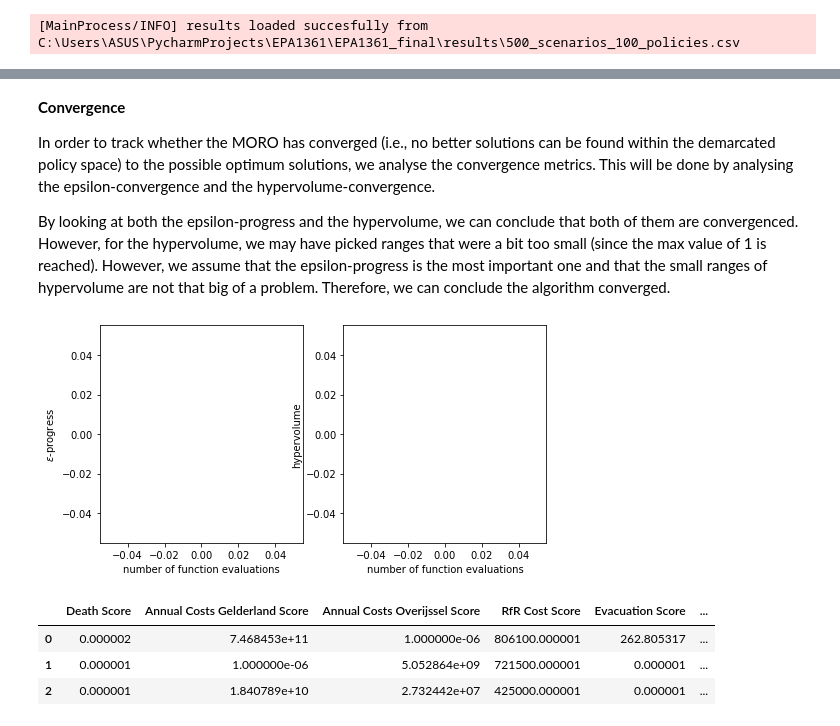
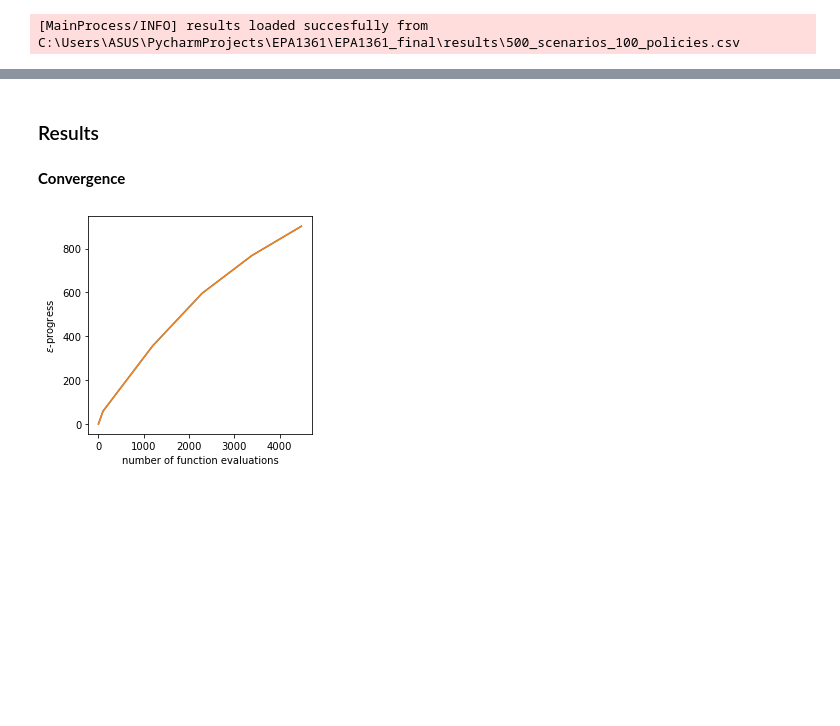
Before and after one commit to mihel93/EPA1361_final, a Jupyter notebook: 4_MORO.ipynb, the cells around one changed output, grey strips where cells are left out. Cells and saved outputs as stored; diff of their text form; code cells hidden in the pictures; blank space fills up the shorter version.

```diff
--- a/4_MORO.ipynb
+++ b/4_MORO.ipynb
@@ -293,19 +137,24 @@ For the epsilon values, high values have been chosen. Since the signal-to-noise
 # %%
-#Performing MORO: specifying the scenarios, the convergence metrics, the number of function evaluations and performing the robust_optimize function.
+#Performing MORO: specifying the scenarios, the convergence metrics,
+# the number of function evaluations and performing the robust_optimize function.
 n_scenarios = 20
 scenarios = sample_uncertainties(dike_model, n_scenarios)
 
-convergence = [HyperVolume(minimum=[min_deaths, min_evac, min_rfr, min_annual_Gelderland, min_annual_Overijssel],
-                           maximum=[max_deaths, max_evac, max_rfr, max_annual_Gelderland, max_annual_Overijssel]),
+convergence = [HyperVolume(minimum=[0,0,0,0,0],
+                           maximum=[death_25, annual_dmg_25, dike_25,rfr_25,evac_25 ]),
                EpsilonProgress()]
 
-nfe = int(100)
+nfe = int(5000) # that is too low value, probably more like 50 0000
 
-with MultiprocessingEvaluator(dike_model) as evaluator:
-    archive, convergence = evaluator.robust_optimize(robustness_functions, scenarios,
-                                               nfe=nfe, convergence=convergence,
-                                               epsilons=[0.01,]*len(dike_model.outcomes),
-                                                    constraint=constraints)
-with open('results/MORORun2.pkl', 'wb') as file_pi:
-    pickle.dump((archive, convergence), file_pi)
+# with MultiprocessingEvaluator(dike_model) as evaluator:
+#     archive, convergence = evaluator.robust_optimize(robustnes_functions, scenarios,
+#                                                nfe=nfe, convergence=convergence,
+#                                                epsilons=[0.01]*len[robustnes_functions] # should not be
+#                                                     )
+# with open('results/MORORun.pkl', 'wb') as file_pi:
+#     pickle.dump((archive, convergence), file_pi)
+
+archive, convergence = pickle.load(open('results/MORORun.pkl', 'rb'))
+
+archive
 # %% [output]
@@ -318,4 +173,0 @@ The MORO run found 6 optimal solutions (policies) based on the boundaries and ro
-# %%
-archive, convergence = pickle.load(open('results/MORORun2.pkl', 'rb'))
-
-archive
@@ -328,33 +174,19 @@ archive
-# %% [markdown]
-**Convergence**
-
-In order to track whether the MORO has converged (i.e., no better solutions can be found within the demarcated policy space) to the possible optimum solutions, we analyse the convergence metrics. This will be done by analysing the epsilon-convergence and the hypervolume-convergence.
-
-By looking at both the epsilon-progress and the hypervolume, we can conclude that both of them are convergenced. However, for the hypervolume, we may have picked ranges that were a bit too small (since the max value of 1 is reached). However, we assume that the epsilon-progress is the most important one and that the small ranges of hypervolume are not that big of a problem. Therefore, we can conclude the algorithm converged.
+# %% [markdown]
+### Results ###
+# %% [markdown]
+**Convergence**
 # %%
-fig, (ax1, ax2) = plt.subplots(ncols=2, sharex=True, figsize=(8, 4))
+fig, (ax1) = plt.subplots(ncols=1, sharex=True, figsize=(4, 4))
 ax1.plot(convergence.nfe, convergence.epsilon_progress)
 ax1.set_ylabel('$\epsilon$-progress')
-ax2.plot(convergence.nfe, convergence.hypervolume)
-ax2.set_ylabel('hypervolume')
 
-ax1.set_xlabel('number of function evaluations')
-ax2.set_xlabel('number of function evaluations')
+plt.plot(convergence.nfe, convergence.epsilon_progress)
+plt.ylabel('$\epsilon$-progress')
+plt.xlabel('number of function evaluations')
+plt.savefig("images/convergence.png")
 plt.show()
 # %% [output]
-[figure, old version]
+[figure, new version]
-# %%
-policy_levers = archive
-policy_levers = aggregate_kpi(policy_levers, "DikeIncrease", "location")
-
-policy_levers["EWS Days to Threat"] = policy_levers["EWS_DaysToThreat"]
-
-policy_levers.iloc[:,-11:]
-# %% [output]
-|  | Death Score | Annual Costs Gelderland Score | Annual Costs Overijssel Score | RfR Cost Score | Evacuation Score | ... |
-| 0 | 0.000002 | 7.468453e+11 | 1.000000e-06 | 806100.000001 | 262.805317 | ... |
-| 1 | 0.000001 | 1.000000e-06 | 5.052864e+09 | 721500.000001 | 0.000001 | ... |
-| 2 | 0.000001 | 1.840789e+10 | 2.732442e+07 | 425000.000001 | 0.000001 | ... |
 # %%
 #Creating the parallel coordinate plot. For the legend, mlines has to be imported.
 import matplotlib.lines as mlines
```
Also changed, not shown: parts of 37 cells of this notebook, 2 other files.
